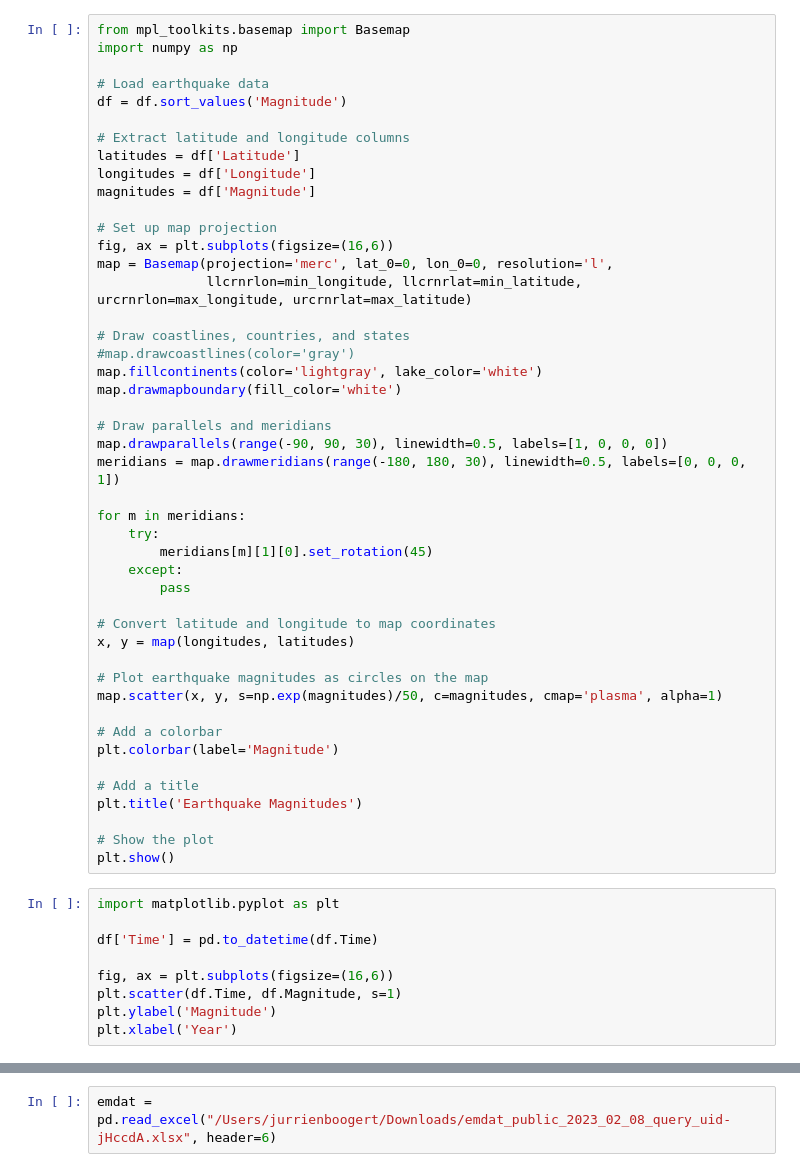
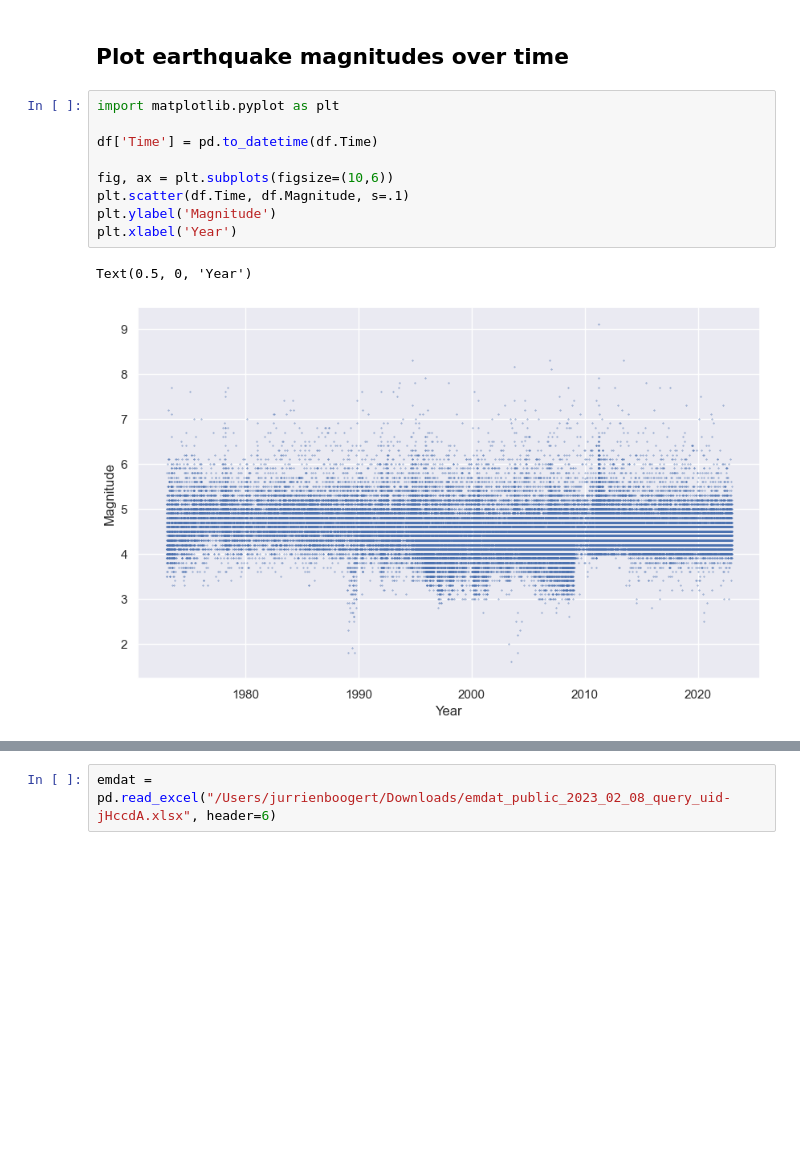
Before and after one commit to TheTrueSquirrel/thesis_spring_2023, a Jupyter notebook: sketch2.ipynb, the cells around one changed output, grey strips where cells are left out. Saved outputs shown, nothing was run; the diff lists cells and outputs as text; blank space fills up the shorter version.

```diff
--- a/sketch2.ipynb
+++ b/sketch2.ipynb
@@ -113,55 +191,14 @@ plt.show()
-# %%
-from mpl_toolkits.basemap import Basemap
-import numpy as np
-
-# Load earthquake data
-df = df.sort_values('Magnitude')
-
-# Extract latitude and longitude columns
-latitudes = df['Latitude']
-longitudes = df['Longitude']
-magnitudes = df['Magnitude']
-
-# Set up map projection
-fig, ax = plt.subplots(figsize=(16,6))
-map = Basemap(projection='merc', lat_0=0, lon_0=0, resolution='l',
-              llcrnrlon=min_longitude, llcrnrlat=min_latitude, urcrnrlon=max_longitude, urcrnrlat=max_latitude)
-
-# Draw coastlines, countries, and states
-#map.drawcoastlines(color='gray')
-map.fillcontinents(color='lightgray', lake_color='white')
-map.drawmapboundary(fill_color='white')
-
-# Draw parallels and meridians
-map.drawparallels(range(-90, 90, 30), linewidth=0.5, labels=[1, 0, 0, 0])
-meridians = map.drawmeridians(range(-180, 180, 30), linewidth=0.5, labels=[0, 0, 0, 1])
-
-for m in meridians:
-    try:
-        meridians[m][1][0].set_rotation(45)
-    except:
-        pass
-
-# Convert latitude and longitude to map coordinates
-x, y = map(longitudes, latitudes)
-
-# Plot earthquake magnitudes as circles on the map
-map.scatter(x, y, s=np.exp(magnitudes)/50, c=magnitudes, cmap='plasma', alpha=1)
-
-# Add a colorbar
-plt.colorbar(label='Magnitude')
-
-# Add a title
-plt.title('Earthquake Magnitudes')
-
-# Show the plot
-plt.show()
+# %% [markdown]
+## Plot earthquake magnitudes over time
 # %%
 import matplotlib.pyplot as plt
 
 df['Time'] = pd.to_datetime(df.Time)
 
-fig, ax = plt.subplots(figsize=(16,6))
-plt.scatter(df.Time, df.Magnitude, s=1)
+fig, ax = plt.subplots(figsize=(10,6))
+plt.scatter(df.Time, df.Magnitude, s=.1)
 plt.ylabel('Magnitude')
 plt.xlabel('Year')
+# %% [output]
+Text(0.5, 0, 'Year')
+[figure, added]
```
Also changed, not shown: parts of 13 cells of this notebook, 5 other files.
